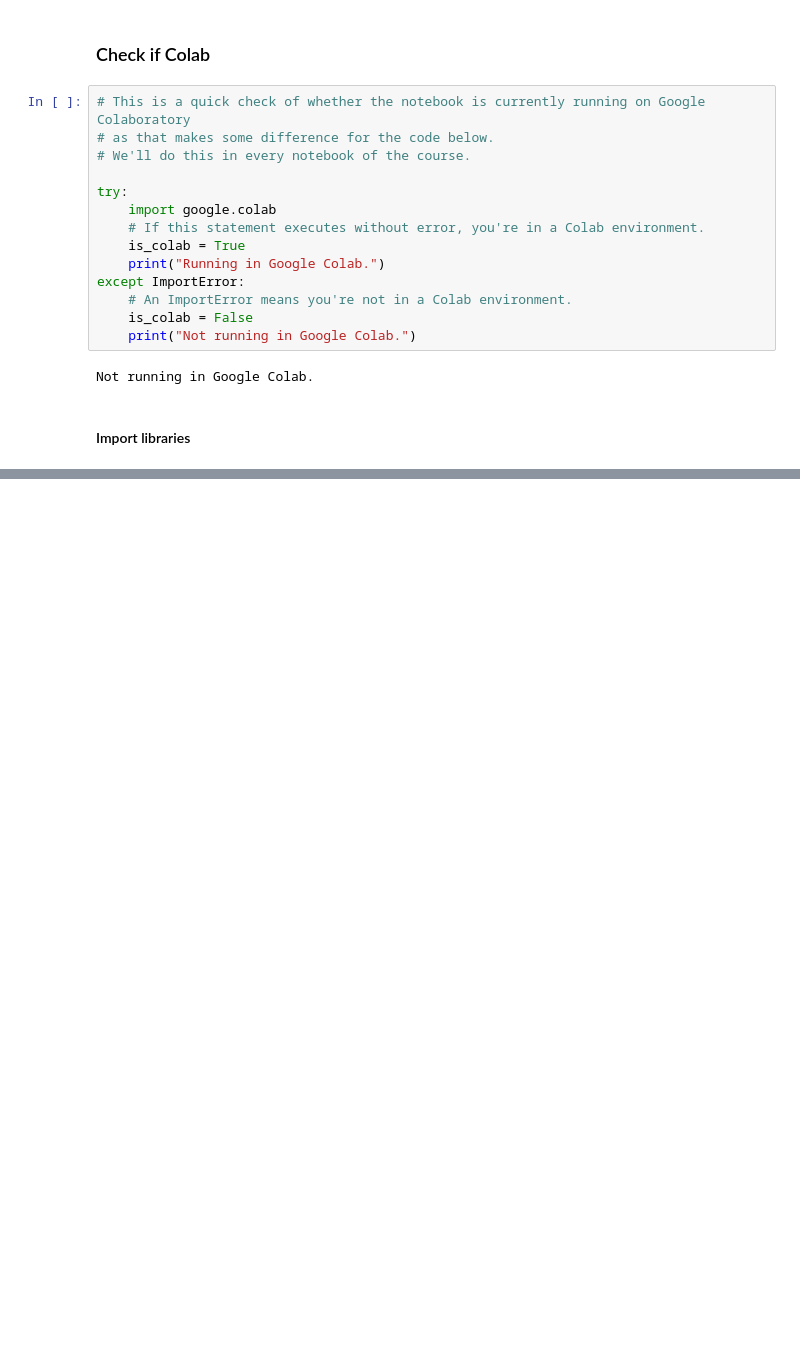
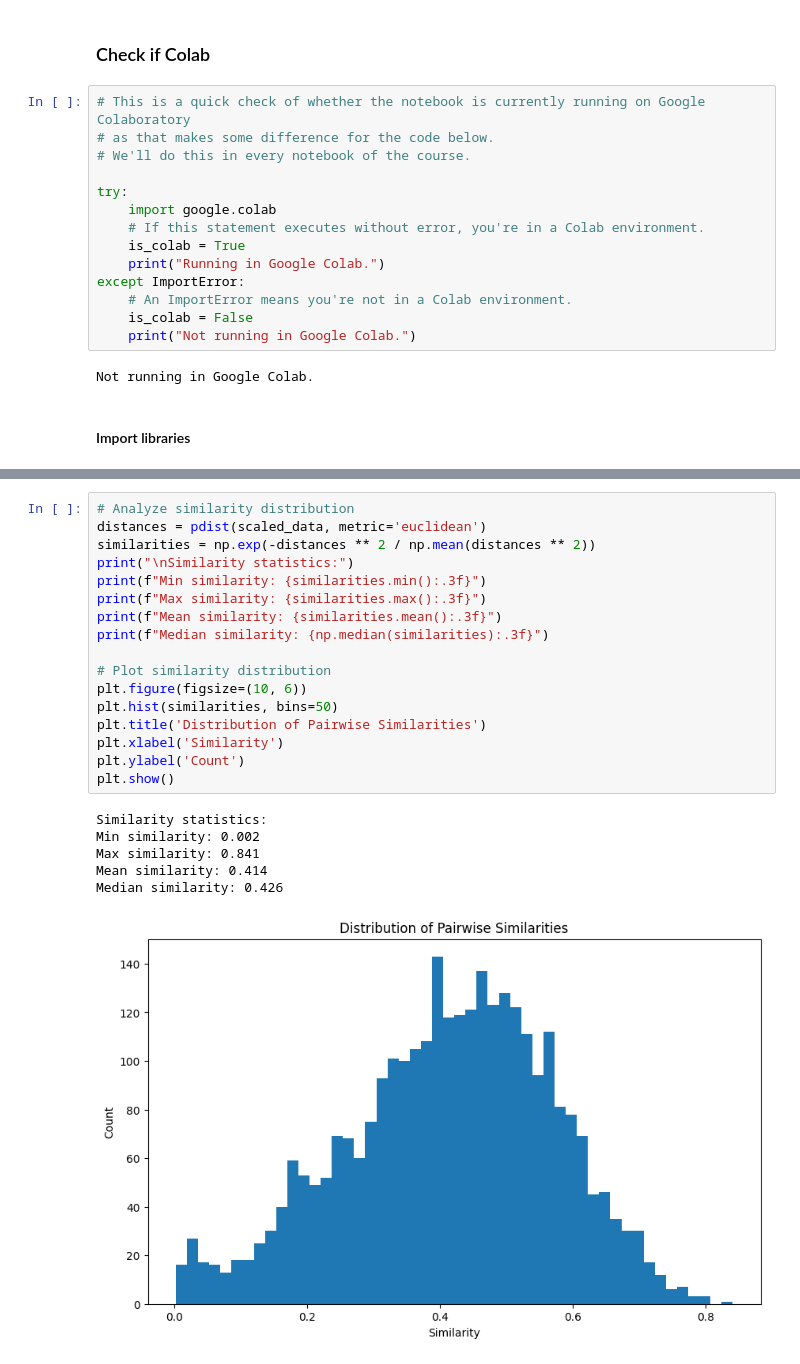
Before and after one commit to MMIV-ML/ELMED219-2025, a Jupyter notebook: Lab1-NetworkSci-PSN/notebooks/03-patient-similarity-networks-ibs-brain.ipynb, the cells around one changed output, grey strips where cells are left out. Cells and saved outputs as stored; diff of their text form; blank space fills up the shorter version.

```diff
--- a/Lab1-NetworkSci-PSN/notebooks/03-patient-similarity-networks-ibs-brain.ipynb
+++ b/Lab1-NetworkSci-PSN/notebooks/03-patient-similarity-networks-ibs-brain.ipynb
@@ -37,0 +268,24 @@ import networkx as nx
+# %%
+# Analyze similarity distribution
+distances = pdist(scaled_data, metric='euclidean')
+similarities = np.exp(-distances ** 2 / np.mean(distances ** 2))
+print("\nSimilarity statistics:")
+print(f"Min similarity: {similarities.min():.3f}")
+print(f"Max similarity: {similarities.max():.3f}")
+print(f"Mean similarity: {similarities.mean():.3f}")
+print(f"Median similarity: {np.median(similarities):.3f}")
+
+# Plot similarity distribution
+plt.figure(figsize=(10, 6))
+plt.hist(similarities, bins=50)
+plt.title('Distribution of Pairwise Similarities')
+plt.xlabel('Similarity')
+plt.ylabel('Count')
+plt.show()
+# %% [output]
+Similarity statistics:
+Min similarity: 0.002
+Max similarity: 0.841
+Mean similarity: 0.414
+Median similarity: 0.426
+[figure, added]
```
Also changed, not shown: parts of 4 cells of this notebook, 1 other file.
